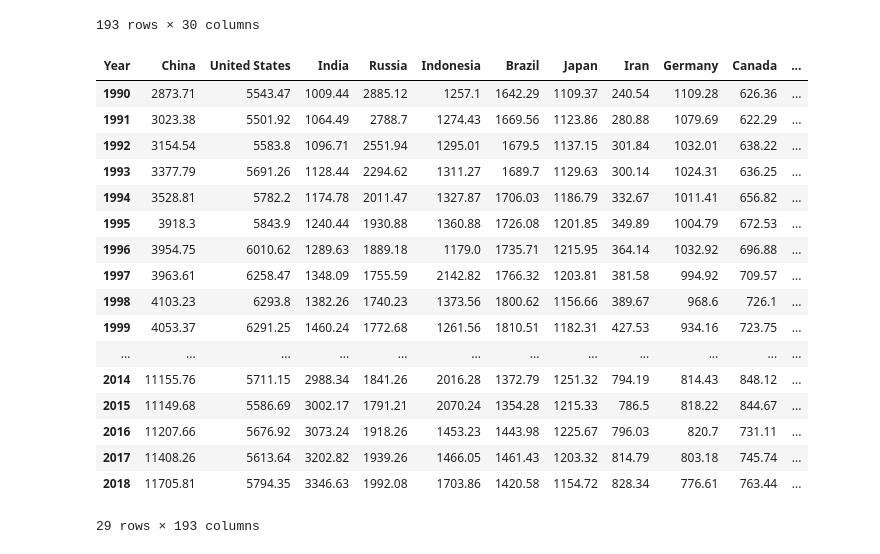
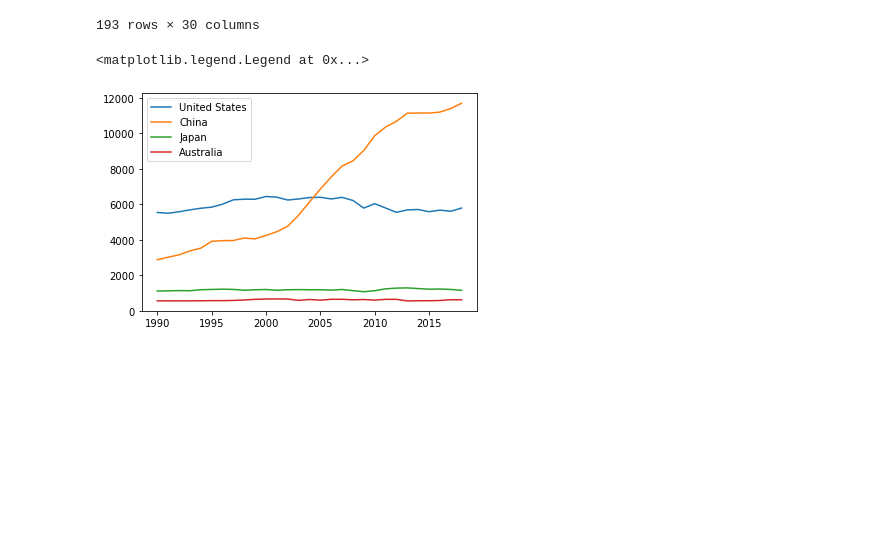
Before and after one commit to douglas-robertson/Project1, a Jupyter notebook: Data Files/ghg-emissions.ipynb, the cells around one changed output. Drawn from its saved outputs; the diff is of its cells as text; code cells hidden in the pictures; blank space fills up the shorter version.

Commit message:
clean data, created dataframes suitable for plotting

```diff
--- a/Data Files/ghg-emissions.ipynb
+++ b/Data Files/ghg-emissions.ipynb
@@ -39,30 +40,28 @@ emission_df
 # %%
 #swap the column and rows for charting puposes
 emission_T = emission_df.transpose()
-#rename transposed column heading to make more sense.
-emission_T = emission_T.rename({"Country/Region": "Year"})
+
 #make the first row the new header for the index
 emission_T.columns = (emission_T.iloc[0])
-emission_T
 #drop first row after renaming index
 emission_C = emission_T.drop(emission_T.index[0])
-emission_C
+#reset the index to bring years back to column and rename transposed column heading to make more sense.
+emission_C = emission_C.reset_index()
+#Fix the column data types. index = date as integergs, countries as floats
+
+#print(emission_C.dtypes)# - used to check DF types
+#remove "FALSE" string data and replace with 0
+emission_D = emission_C.replace("FALSE", 0)
+#convert all data to floats
+emission_D = emission_D.astype(float)
+#convert first column years to a string (or integer)
+emission_D = emission_D.astype({"index": int})
-# %% [output]
-| Year | China | United States | India | Russia | Indonesia | Brazil | Japan | Iran | Germany | Canada | ... |
-| 1990 | 2873.71 | 5543.47 | 1009.44 | 2885.12 | 1257.1 | 1642.29 | 1109.37 | 240.54 | 1109.28 | 626.36 | ... |
-| 1991 | 3023.38 | 5501.92 | 1064.49 | 2788.7 | 1274.43 | 1669.56 | 1123.86 | 280.88 | 1079.69 | 622.29 | ... |
-| 1992 | 3154.54 | 5583.8 | 1096.71 | 2551.94 | 1295.01 | 1679.5 | 1137.15 | 301.84 | 1032.01 | 638.22 | ... |
-| 1993 | 3377.79 | 5691.26 | 1128.44 | 2294.62 | 1311.27 | 1689.7 | 1129.63 | 300.14 | 1024.31 | 636.25 | ... |
-| 1994 | 3528.81 | 5782.2 | 1174.78 | 2011.47 | 1327.87 | 1706.03 | 1186.79 | 332.67 | 1011.41 | 656.82 | ... |
-| 1995 | 3918.3 | 5843.9 | 1240.44 | 1930.88 | 1360.88 | 1726.08 | 1201.85 | 349.89 | 1004.79 | 672.53 | ... |
-| 1996 | 3954.75 | 6010.62 | 1289.63 | 1889.18 | 1179.0 | 1735.71 | 1215.95 | 364.14 | 1032.92 | 696.88 | ... |
-| 1997 | 3963.61 | 6258.47 | 1348.09 | 1755.59 | 2142.82 | 1766.32 | 1203.81 | 381.58 | 994.92 | 709.57 | ... |
-| 1998 | 4103.23 | 6293.8 | 1382.26 | 1740.23 | 1373.56 | 1800.62 | 1156.66 | 389.67 | 968.6 | 726.1 | ... |
-| 1999 | 4053.37 | 6291.25 | 1460.24 | 1772.68 | 1261.56 | 1810.51 | 1182.31 | 427.53 | 934.16 | 723.75 | ... |
-| ... | ... | ... | ... | ... | ... | ... | ... | ... | ... | ... | ... |
-| 2014 | 11155.76 | 5711.15 | 2988.34 | 1841.26 | 2016.28 | 1372.79 | 1251.32 | 794.19 | 814.43 | 848.12 | ... |
-| 2015 | 11149.68 | 5586.69 | 3002.17 | 1791.21 | 2070.24 | 1354.28 | 1215.33 | 786.5 | 818.22 | 844.67 | ... |
-| 2016 | 11207.66 | 5676.92 | 3073.24 | 1918.26 | 1453.23 | 1443.98 | 1225.67 | 796.03 | 820.7 | 731.11 | ... |
-| 2017 | 11408.26 | 5613.64 | 3202.82 | 1939.26 | 1466.05 | 1461.43 | 1203.32 | 814.79 | 803.18 | 745.74 | ... |
-| 2018 | 11705.81 | 5794.35 | 3346.63 | 1992.08 | 1703.86 | 1420.58 | 1154.72 | 828.34 | 776.61 | 763.44 | ... |
-29 rows × 193 columns
+# %%
+plt.plot(emission_D["index"], emission_D["United States"], label="United States")
+plt.plot(emission_D["index"], emission_D["China"], label="China")
+plt.plot(emission_D["index"], emission_D["Japan"], label="Japan")
+plt.plot(emission_D["index"], emission_D["Australia"], label="Australia")
+plt.legend()
+# %% [output]
+<matplotlib.legend.Legend at 0x...>
+[figure, added]
```
Also changed, not shown: parts of 1 cell of this notebook.
